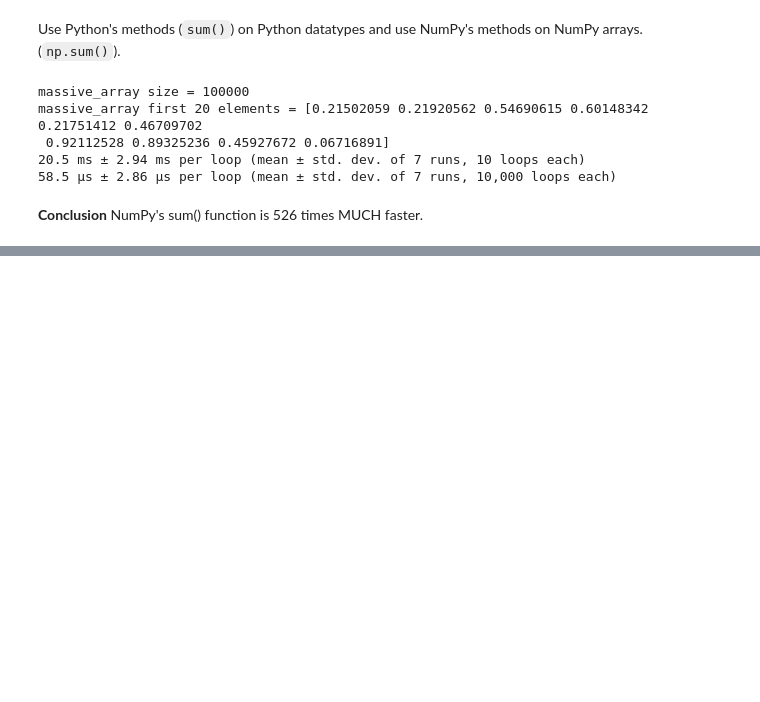
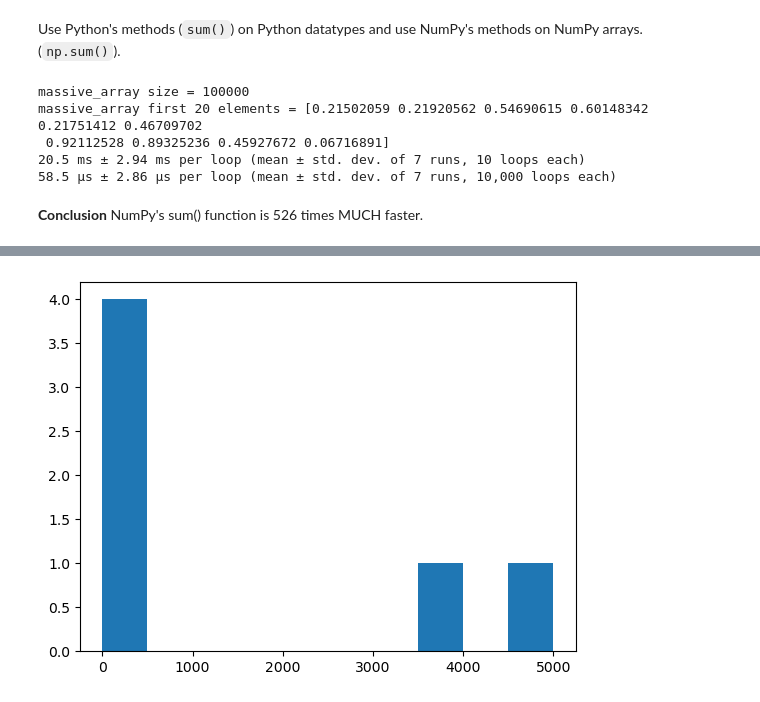
Before and after one commit to nacho481/capstone_project, a Jupyter notebook: sample_project1/NumPy/numpy_tutorial.ipynb, the cells around one changed output, grey strips where cells are left out. Cells and saved outputs as stored; diff of their text form; code cells hidden in the pictures; blank space fills up the shorter version.

```diff
--- a/sample_project1/NumPy/numpy_tutorial.ipynb
+++ b/sample_project1/NumPy/numpy_tutorial.ipynb
@@ -456,0 +473,12 @@ massive_array first 20 elements = [0.21502059 0.21920562 0.54690615 0.60148342 0
+# %%
+# Demo std and var
+high_var_array = np.array([1, 100, 200, 300, 4000, 5000])
+low_var_array = np.array([2, 4, 6, 8, 10])
+print(f'high_var_array = {high_var_array:}')
+print(f'low_vary_array = {low_var_array}')
+print(f'high_vary_array variance = {np.var(high_var_array):,.2f}')
+print(f'low_var_array variance = {np.var(low_var_array)}')
+print(f'high_var_array standard deviation = {np.std(high_var_array):,.2f}')
+print(f'low_var_array standard deviation = {np.std(low_var_array):,.2f}')
+print(f'high_var_array mean = {np.mean(high_var_array):,.2f}')
+print(f'low_vary_array mean = {np.mean(low_var_array):,}')
@@ -456,0 +494,8 @@ massive_array first 20 elements = [0.21502059 0.21920562 0.54690615 0.60148342 0
+# %%
+# Plot
+%matplotlib inline
+import matplotlib.pyplot as plt
+plt.hist(high_var_array)
+plt.show()
+# %% [output]
+[figure, added]
```
Also changed, not shown: parts of 11 cells of this notebook.
